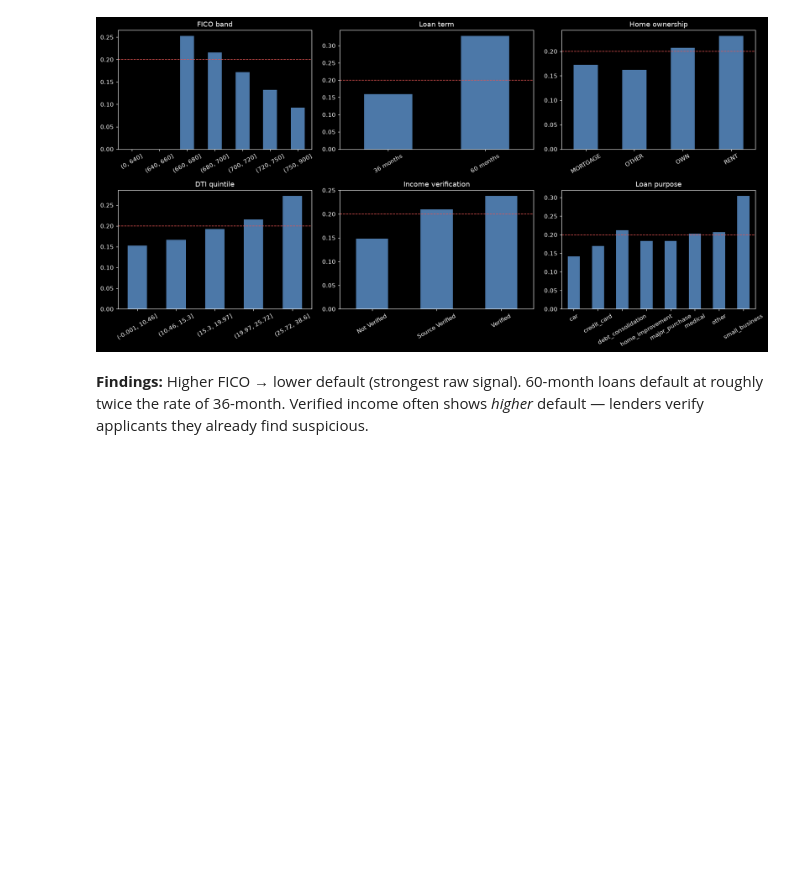
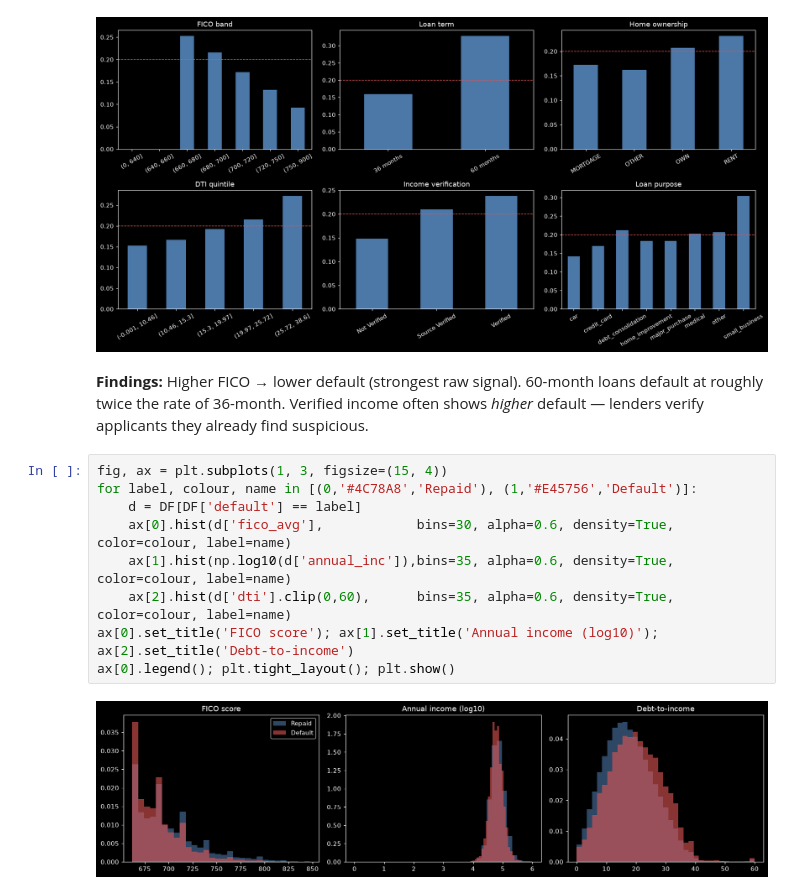
Before and after one commit to ElaheShadman/loan-default-risk-prediction, a Jupyter notebook: lending_notebook.ipynb, the cells around one changed output. Drawn from its saved outputs; the diff is of its cells as text; blank space fills up the shorter version.

Commit message:
Section 4: EDA - FICO/DTI distributions and missing values by year

```diff
--- a/lending_notebook.ipynb
+++ b/lending_notebook.ipynb
@@ -162,3 +162,14 @@ plt.tight_layout(); plt.show()
 [figure]
 # %% [markdown]
 **Findings:** Higher FICO → lower default (strongest raw signal). 60-month loans default at roughly twice the rate of 36-month. Verified income often shows *higher* default — lenders verify applicants they already find suspicious.
+# %%
+fig, ax = plt.subplots(1, 3, figsize=(15, 4))
+for label, colour, name in [(0,'#4C78A8','Repaid'), (1,'#E45756','Default')]:
+    d = DF[DF['default'] == label]
+    ax[0].hist(d['fico_avg'],            bins=30, alpha=0.6, density=True, color=colour, label=name)
+    ax[1].hist(np.log10(d['annual_inc']),bins=35, alpha=0.6, density=True, color=colour, label=name)
+    ax[2].hist(d['dti'].clip(0,60),      bins=35, alpha=0.6, density=True, color=colour, label=name)
+ax[0].set_title('FICO score'); ax[1].set_title('Annual income (log10)'); ax[2].set_title('Debt-to-income')
+ax[0].legend(); plt.tight_layout(); plt.show()
+# %% [output]
+[figure, added]
```
Also changed, not shown: parts of 3 cells of this notebook.
